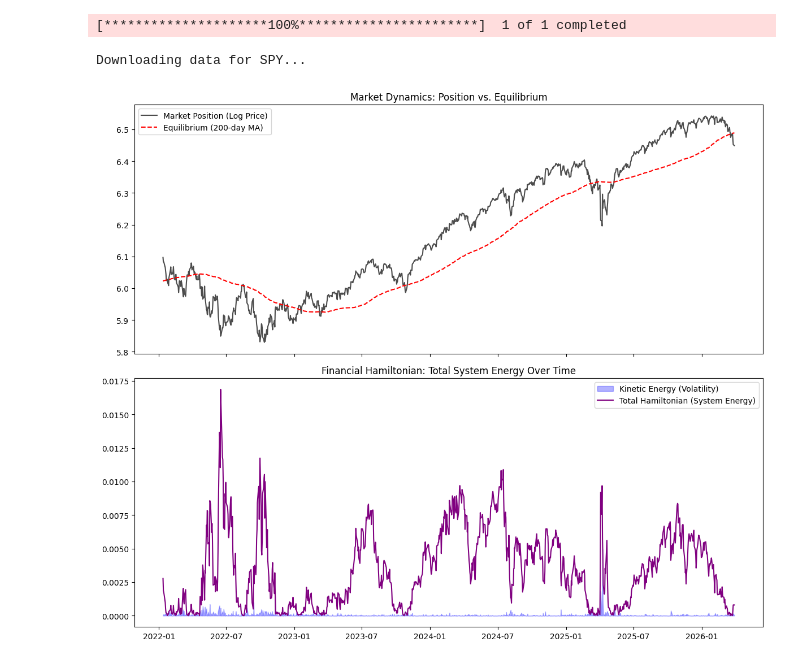
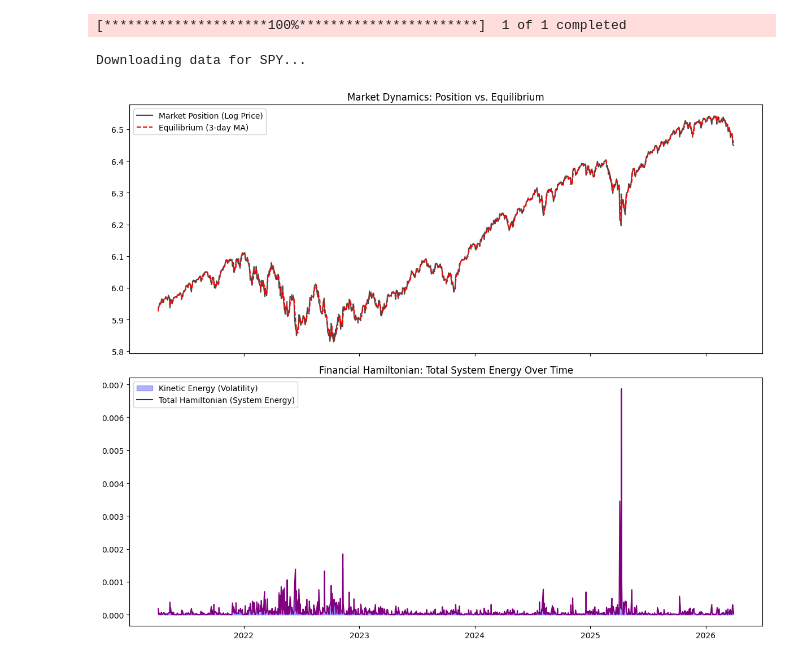
Before and after one commit to Andersen98/FinancialHamiltonian, a Jupyter notebook: Notebook.ipynb, the cells around one changed output. Saved outputs shown, nothing was run; the diff lists cells and outputs as text; code cells hidden in the pictures.

```diff
--- a/Notebook.ipynb
+++ b/Notebook.ipynb
@@ -3,6 +3,7 @@ import yfinance as yf
 import pandas as pd
 import numpy as np
 import matplotlib.pyplot as plt
+
 
 def generate_financial_hamiltonian(ticker="SPY", period="5y"):
     # 1. Download Data
@@ -20,44 +21,44 @@ def generate_financial_hamiltonian(ticker="SPY", period="5y"):
     df['v'] = df['q'].diff()
 
     # 3. Define the 'Restoring Force' (Potential Energy V)
-    # The 200-day Moving Average represents the system's 'Equilibrium'
-    df['MA200'] = df['q'].rolling(window=200).mean()
+    # The 500-day Moving Average represents the system's 'Equilibrium'
+    df['MA3'] = df['q'].rolling(window=3).mean()
 
     # V = 0.5 * k * x^2 (Spring Potential)
     # where x is the displacement from the moving average
-    df['displacement'] = df['q'] - df['MA200']
+    df['displacement'] = df['q'] - df['MA3']
     df['Potential_Energy'] = 0.5 * (df['displacement']**2)
 
     # 4. Define 'Kinetic Energy' (K)
     # K = 0.5 * m * v^2 (where mass m is assumed to be 1)
     df['Kinetic_Energy'] = 0.5 * (df['v']**2)
 
     # 5. The Hamiltonian (H)
     # H = K + V (Total Energy of the Market System)
     df['Hamiltonian'] = df['Kinetic_Energy'] + df['Potential_Energy']
 
     return df.dropna()
 
 # Execute and Visualize
 data = generate_financial_hamiltonian()
 
 # Plotting the Energy States
 fig, (ax1, ax2) = plt.subplots(2, 1, figsize=(12, 10), sharex=True)
 
 ax1.plot(data.index, data['q'], label='Market Position (Log Price)', color='black', alpha=0.7)
-ax1.plot(data.index, data['MA200'], label='Equilibrium (200-day MA)', color='red', linestyle='--')
+ax1.plot(data.index, data['MA3'], label='Equilibrium (3-day MA)', color='red', linestyle='--')
 ax1.set_title("Market Dynamics: Position vs. Equilibrium")
 ax1.legend()
 
 ax2.fill_between(data.index, 0, data['Kinetic_Energy'], label='Kinetic Energy (Volatility)', color='blue', alpha=0.3)
 ax2.plot(data.index, data['Hamiltonian'], label='Total Hamiltonian (System Energy)', color='purple', linewidth=1.5)
 ax2.set_title("Financial Hamiltonian: Total System Energy Over Time")
 ax2.legend()
 
 plt.tight_layout()
 plt.savefig('results.png')
 plt.show()
 # %% [output]
 [*********************100%***********************]  1 of 1 completed
 Downloading data for SPY...
-[figure, old version]
+[figure, new version]
```
Also changed, not shown: parts of 3 cells of this notebook, 4 other files.
